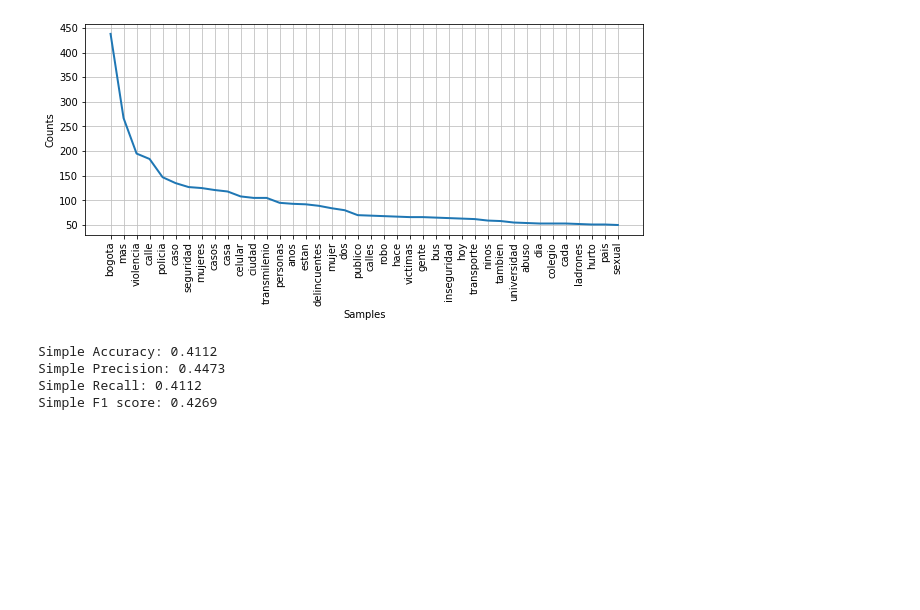
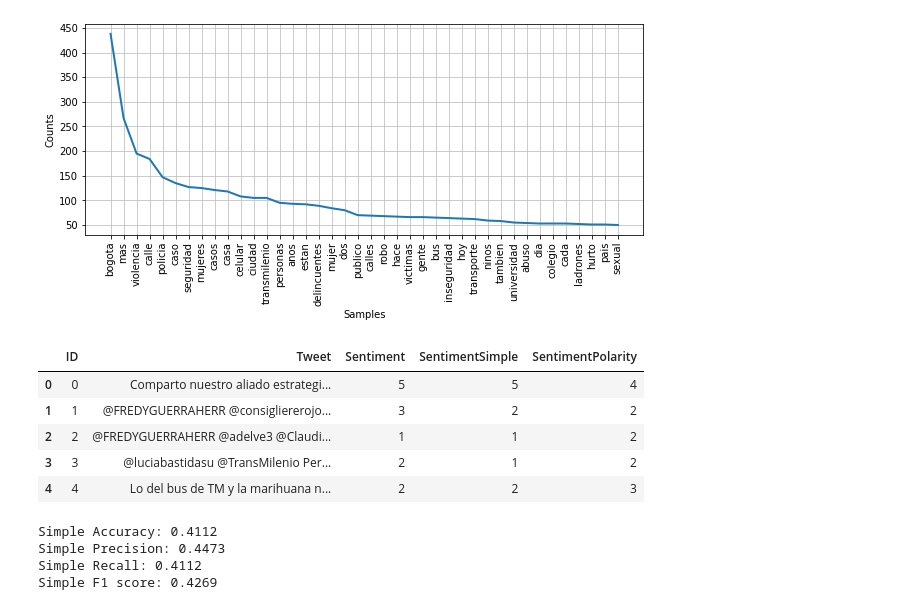
Before and after one commit to lchaparr/SentimentAnalysis, a Jupyter notebook: Lexicon_Analysis.ipynb, the cells around one changed output. Drawn from its saved outputs; the diff is of its cells as text; code cells hidden in the pictures; blank space fills up the shorter version.

Commit message:
Stemmed Lexicon Metrics

```diff
--- a/Lexicon_Analysis.ipynb
+++ b/Lexicon_Analysis.ipynb
@@ -241,4 +246,14 @@ def get_metrics(true_labels, predicted_labels,clasificador):
     print('\n')
+# %%
+lexi=pd.read_csv("final_lexicon.csv")
+lexi.head()
+# %% [output]
+|  | ID | Tweet | Sentiment | SentimentSimple | SentimentPolarity |
+| 0 | 0 | Comparto nuestro aliado estrategi... | 5 | 5 | 4 |
+| 1 | 1 | @FREDYGUERRAHERR @consigliererojo... | 3 | 2 | 2 |
+| 2 | 2 | @FREDYGUERRAHERR @adelve3 @Claudi... | 1 | 1 | 2 |
+| 3 | 3 | @luciabastidasu @TransMilenio Per... | 2 | 1 | 2 |
+| 4 | 4 | Lo del bus de TM y la marihuana n... | 2 | 2 | 3 |
 # %%
 get_metrics(lexi.Sentiment, lexi.SentimentSimple,"Simple")
 # %% [output]
```
Also changed, not shown: parts of 2 cells of this notebook, 1 other file.
